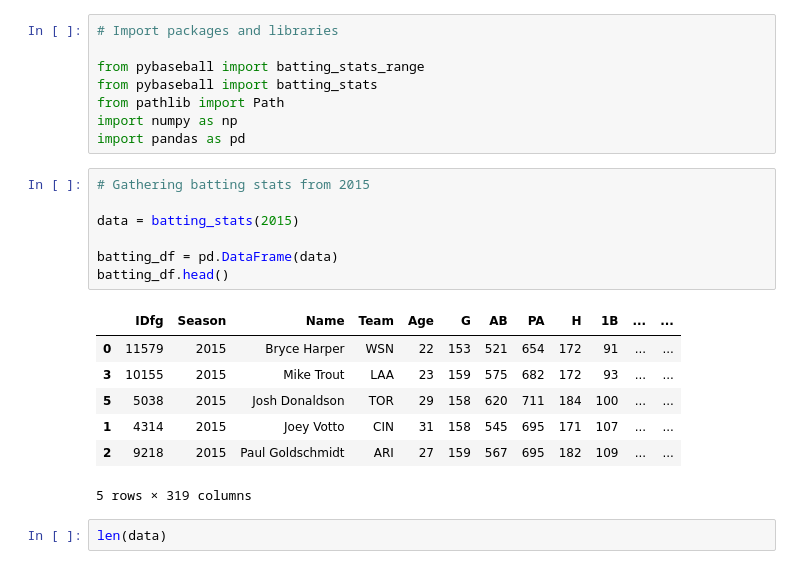
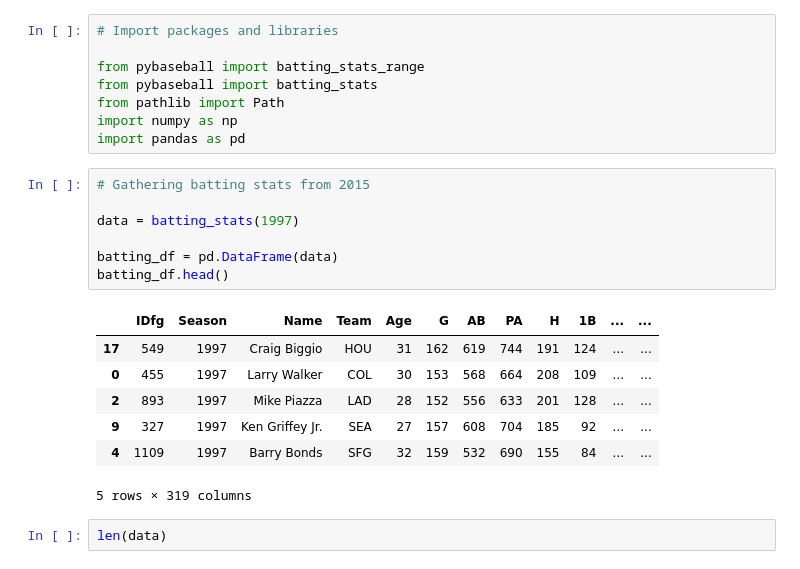
Before and after one commit to lbp12/Moneyball, a Jupyter notebook: Pybaseball (clean_organize_explore).ipynb, the cells around one changed output. Saved outputs shown, nothing was run; the diff lists cells and outputs as text.

```diff
--- a/Pybaseball (clean_organize_explore).ipynb
+++ b/Pybaseball (clean_organize_explore).ipynb
@@ -12,17 +12,17 @@ import pandas as pd
 # %%
 # Gathering batting stats from 2015
 
-data = batting_stats(2015)
+data = batting_stats(1997)
 
 batting_df = pd.DataFrame(data)
 batting_df.head()
 # %% [output]
 |  | IDfg | Season | Name | Team | Age | G | AB | PA | H | 1B | ... | ... |
-| 0 | 11579 | 2015 | Bryce Harper | WSN | 22 | 153 | 521 | 654 | 172 | 91 | ... | ... |
-| 3 | 10155 | 2015 | Mike Trout | LAA | 23 | 159 | 575 | 682 | 172 | 93 | ... | ... |
-| 5 | 5038 | 2015 | Josh Donaldson | TOR | 29 | 158 | 620 | 711 | 184 | 100 | ... | ... |
-| 1 | 4314 | 2015 | Joey Votto | CIN | 31 | 158 | 545 | 695 | 171 | 107 | ... | ... |
-| 2 | 9218 | 2015 | Paul Goldschmidt | ARI | 27 | 159 | 567 | 695 | 182 | 109 | ... | ... |
+| 17 | 549 | 1997 | Craig Biggio | HOU | 31 | 162 | 619 | 744 | 191 | 124 | ... | ... |
+| 0 | 455 | 1997 | Larry Walker | COL | 30 | 153 | 568 | 664 | 208 | 109 | ... | ... |
+| 2 | 893 | 1997 | Mike Piazza | LAD | 28 | 152 | 556 | 633 | 201 | 128 | ... | ... |
+| 9 | 327 | 1997 | Ken Griffey Jr. | SEA | 27 | 157 | 608 | 704 | 185 | 92 | ... | ... |
+| 4 | 1109 | 1997 | Barry Bonds | SFG | 32 | 159 | 532 | 690 | 155 | 84 | ... | ... |
 5 rows × 319 columns
 # %%
 len(data)
```
Also changed, not shown: 2 other files.
